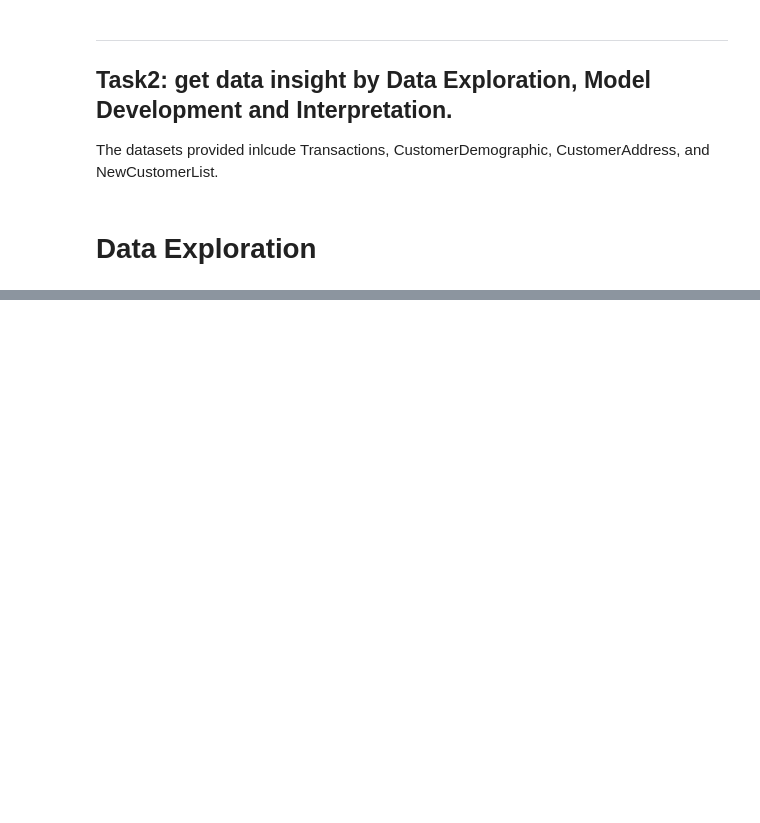
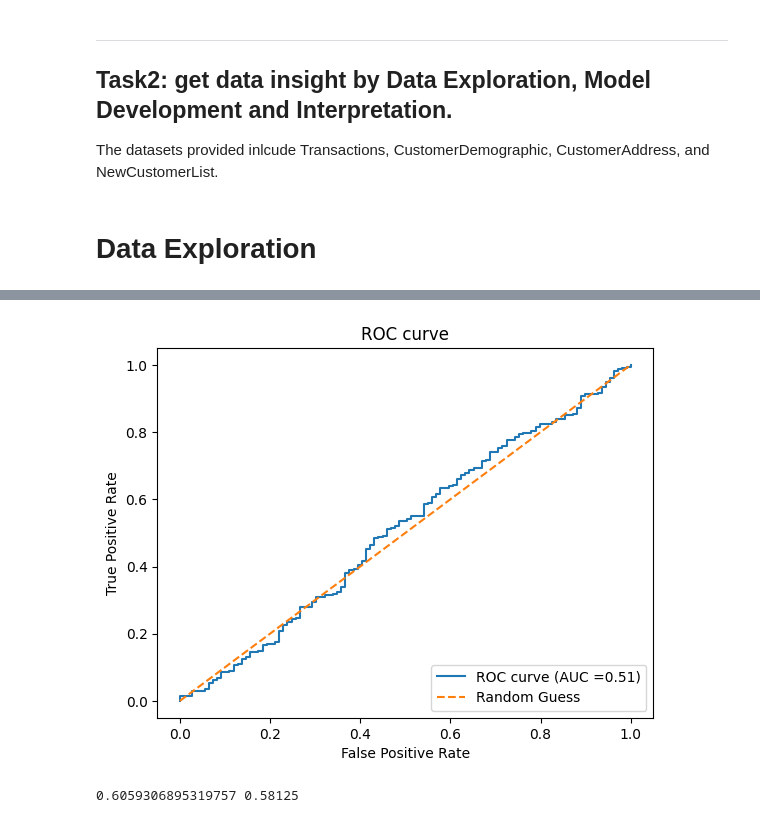
Before and after one commit to peiyulin0520/KPMG-virtual-intern-tasks, a Jupyter notebook: Task2.ipynb, the cells around one changed output, grey strips where cells are left out. Cells and saved outputs as stored; diff of their text form; code cells hidden in the pictures; blank space fills up the shorter version.

```diff
--- a/Task2.ipynb
+++ b/Task2.ipynb
@@ -28,0 +246,31 @@ The datasets provided inlcude Transactions, CustomerDemographic, CustomerAddress
+# %%
+# plot ROC
+from sklearn.metrics import roc_curve, auc
+fpr, tpr, thresholds = roc_curve(y_test, y_scores)
+roc_auc = auc(fpr, tpr)
+
+plt.figure()
+plt.plot(fpr, tpr, label ='ROC curve (AUC =%0.2f)' %roc_auc)
+plt.plot([0,1], [0,1], linestyle='--', label='Random Guess')
+plt.xlabel('False Positive Rate')
+plt.ylabel('True Positive Rate')
+plt.title('ROC curve')
+plt.legend(loc='lower right')
+plt.show()
+# %% [output]
+[figure, added]
+# %%
+# try svm
+from sklearn import svm
+from sklearn.metrics import accuracy_score
+clf = svm.SVC(kernel='rbf')
+clf.fit(os_data_X, os_data_y)
+y_pred_test = clf.predict(X_test)
+y_pred_train = clf.predict(os_data_X)
+
+accuracy_test_svm = accuracy_score(y_test, y_pred_test)
+accuracy_train_svm = accuracy_score(os_data_y, y_pred_train)
+
+print(accuracy_train_svm, accuracy_test_svm)
+# %% [output]
+0.6059306895319757 0.58125
```
Also changed, not shown: parts of 40 cells of this notebook.
